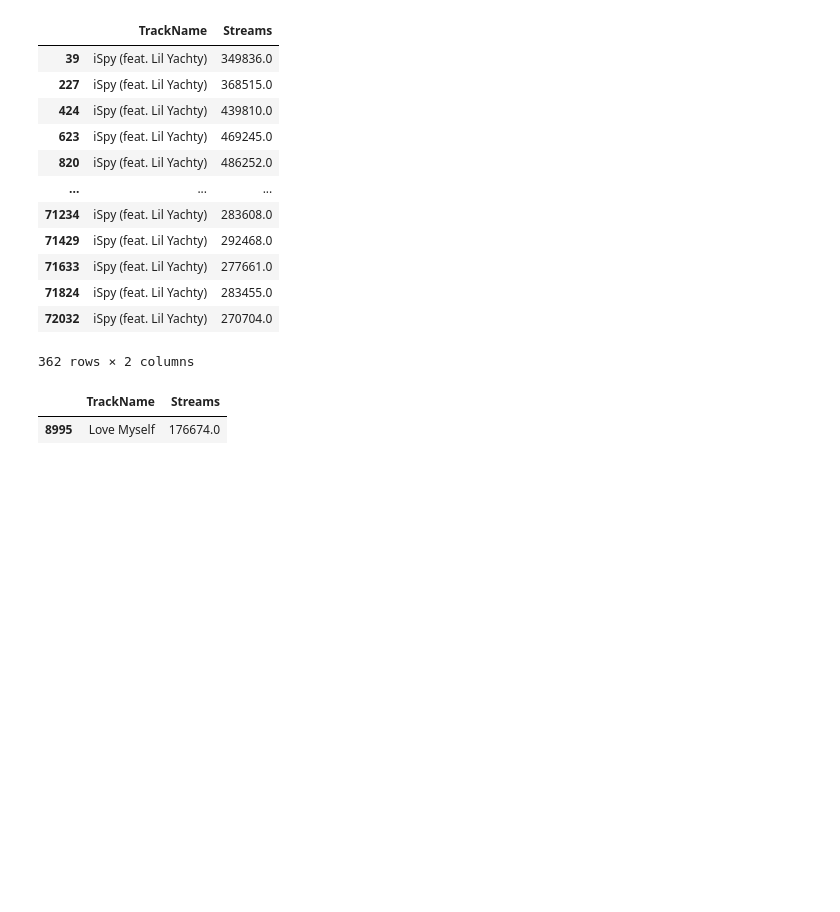
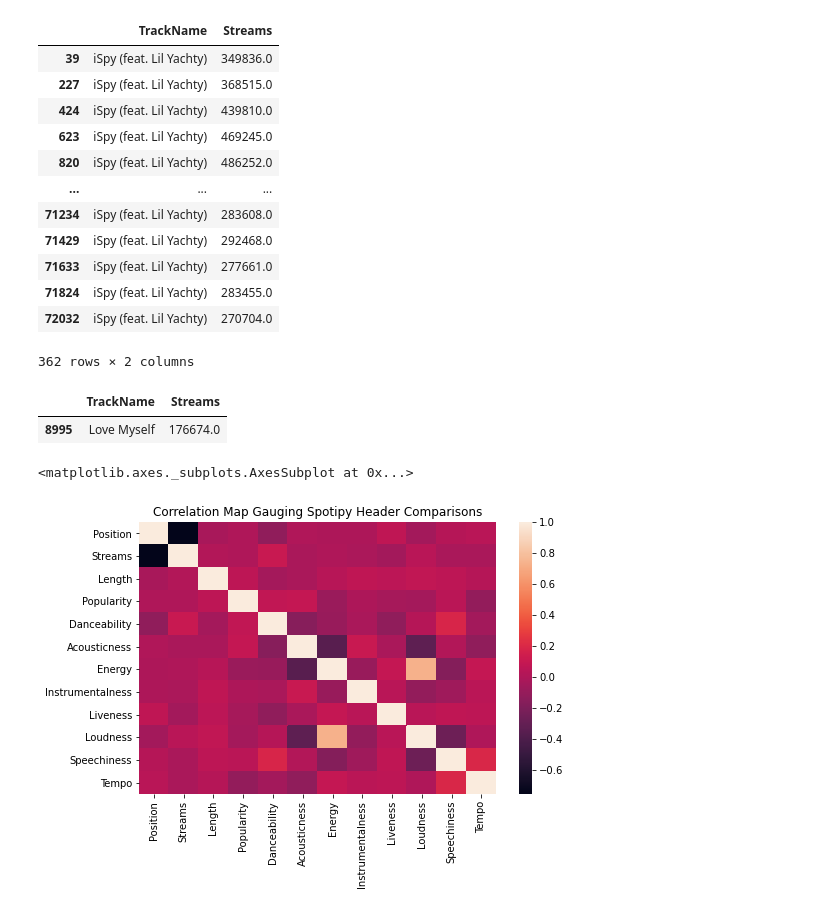
Before and after one commit to iastanehasl/Project-One, a Jupyter notebook: Spotipy_Group.ipynb, the cells around one changed output. Cells and saved outputs as stored; diff of their text form; code cells hidden in the pictures; blank space fills up the shorter version.

Commit message:
Added some graphs

```diff
--- a/Spotipy_Group.ipynb
+++ b/Spotipy_Group.ipynb
@@ -196,3 +200,14 @@ freqSongMinName
 # %% [output]
 |  | TrackName | Streams |
 | 8995 | Love Myself | 176674.0 |
+# %%
+correlationMap = clean_Spoti[['Position', 'Track Name', 'Artist', 'Streams', 'Date', 'Bins', 'TrackID',
+       'Album', 'Release Date', 'Length', 'Popularity', 'Danceability',
+       'Acousticness', 'Energy', 'Instrumentalness', 'Liveness', 'Loudness',
+       'Speechiness', 'Tempo']].corr()
+fig, ax = plt.subplots(figsize = (8,5))
+plt.title("Correlation Map Gauging Spotipy Header Comparisons")
+sns.heatmap(correlationMap)
+# %% [output]
+<matplotlib.axes._subplots.AxesSubplot at 0x...>
+[figure, added]
```
Also changed, not shown: parts of 6 cells of this notebook.
